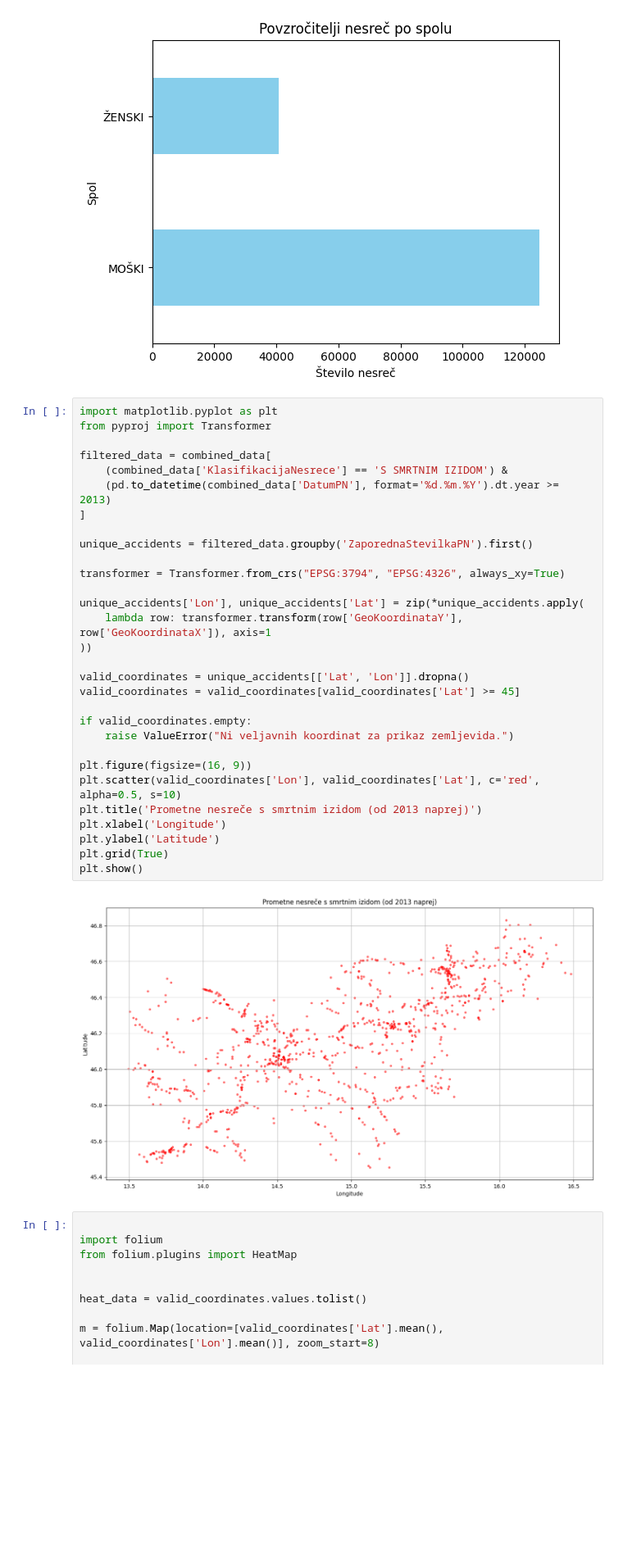
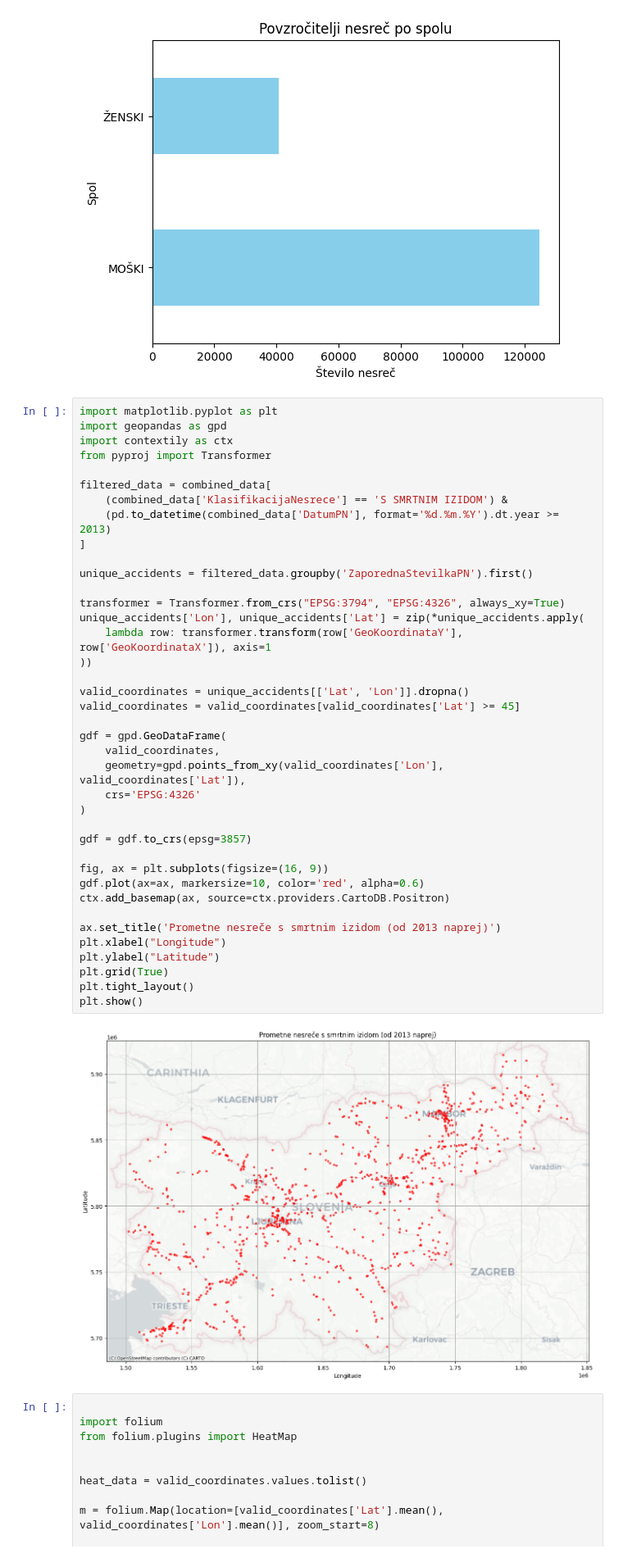
Before and after one commit to BlazJe/PR2520, a Jupyter notebook: analiza.ipynb, the cells around one changed output. Shown at 82% size. Drawn from its saved outputs; the diff is of its cells as text; blank space fills up the shorter version.

Commit message:
lepsi heatmap

```diff
--- a/analiza.ipynb
+++ b/analiza.ipynb
@@ -122,36 +122,45 @@ plt.show()
 [figure]
 # %%
 import matplotlib.pyplot as plt
+import geopandas as gpd
+import contextily as ctx
 from pyproj import Transformer
 
 filtered_data = combined_data[
     (combined_data['KlasifikacijaNesrece'] == 'S SMRTNIM IZIDOM') &
     (pd.to_datetime(combined_data['DatumPN'], format='%d.%m.%Y').dt.year >= 2013)
 ]
 
 unique_accidents = filtered_data.groupby('ZaporednaStevilkaPN').first()
 
 transformer = Transformer.from_crs("EPSG:3794", "EPSG:4326", always_xy=True)
-
 unique_accidents['Lon'], unique_accidents['Lat'] = zip(*unique_accidents.apply(
     lambda row: transformer.transform(row['GeoKoordinataY'], row['GeoKoordinataX']), axis=1
 ))
 
 valid_coordinates = unique_accidents[['Lat', 'Lon']].dropna()
 valid_coordinates = valid_coordinates[valid_coordinates['Lat'] >= 45]
 
-if valid_coordinates.empty:
-    raise ValueError("Ni veljavnih koordinat za prikaz zemljevida.")
+gdf = gpd.GeoDataFrame(
+    valid_coordinates,
+    geometry=gpd.points_from_xy(valid_coordinates['Lon'], valid_coordinates['Lat']),
+    crs='EPSG:4326'
+)
 
-plt.figure(figsize=(16, 9))
-plt.scatter(valid_coordinates['Lon'], valid_coordinates['Lat'], c='red', alpha=0.5, s=10)
-plt.title('Prometne nesreče s smrtnim izidom (od 2013 naprej)')
-plt.xlabel('Longitude')
-plt.ylabel('Latitude')
+gdf = gdf.to_crs(epsg=3857)
+
+fig, ax = plt.subplots(figsize=(16, 9))
+gdf.plot(ax=ax, markersize=10, color='red', alpha=0.6)
+ctx.add_basemap(ax, source=ctx.providers.CartoDB.Positron)
+
+ax.set_title('Prometne nesreče s smrtnim izidom (od 2013 naprej)')
+plt.xlabel("Longitude")
+plt.ylabel("Latitude")
 plt.grid(True)
+plt.tight_layout()
 plt.show()
 # %% [output]
-[figure, old version]
+[figure, new version]
 # %%
 
 import folium
```
